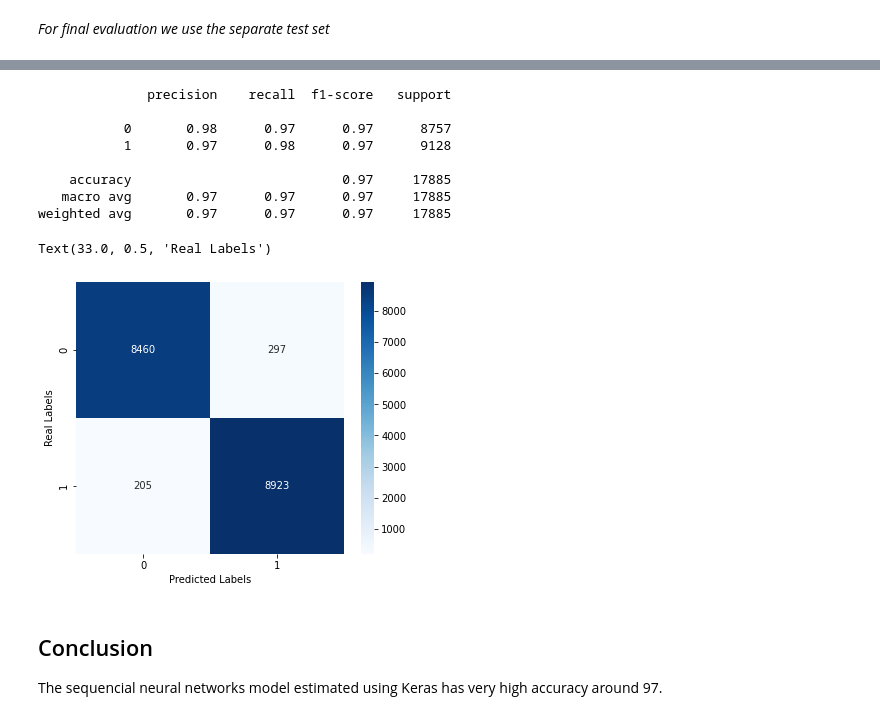
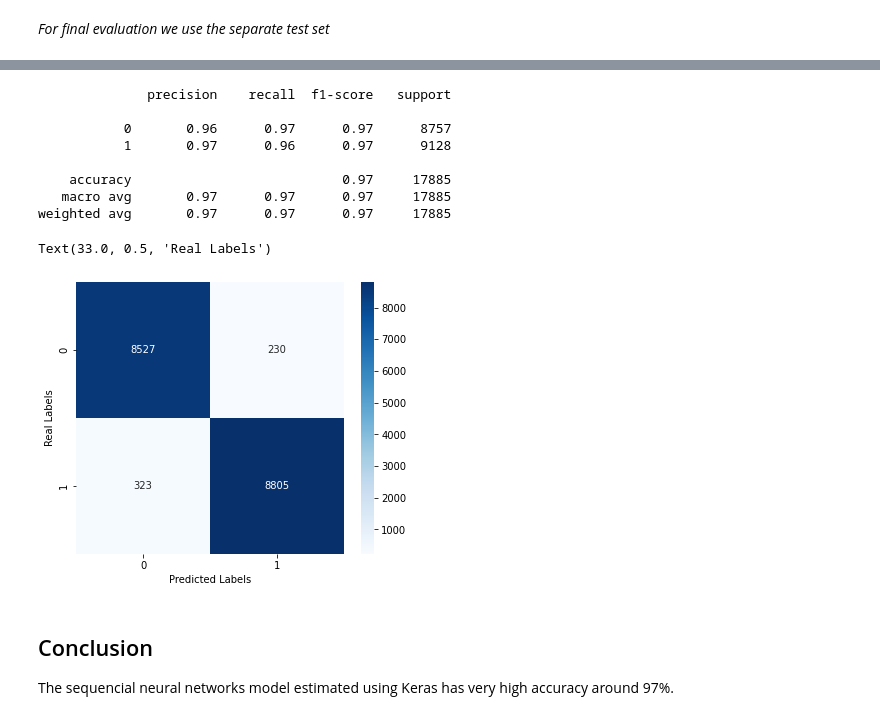
Before and after one commit to arshsinghphd/FakeNewsClassifier, a Jupyter notebook: fake-news-classifier.ipynb, the cells around one changed output, grey strips where cells are left out. Saved outputs shown, nothing was run; the diff lists cells and outputs as text; code cells hidden in the pictures.

```diff
--- a/fake-news-classifier.ipynb
+++ b/fake-news-classifier.ipynb
@@ -47,7 +45,7 @@ import collections
 tf.compat.v1.logging.set_verbosity(tf.compat.v1.logging.ERROR)
 SEED = 42
 # %%
-df = pd.read_csv('WELFake_Dataset.csv')
+df = pd.read_csv('../input/fake-news-classification/WELFake_Dataset.csv')
 df.dropna(subset = ['text', 'title'], inplace = True)
 df['text'] = df['title'] + ' ' + df['text']
 
@@ -153,6 +251,6 @@ X_train_seq.shape[1]
 # %%
 #define the model
-model = tf.keras.Sequential([
+model_lstm = tf.keras.Sequential([
     Input(name='inputs',shape=[MAX_LEN]),
     Embedding(len(tok.word_index), 128),
     Bidirectional(tf.keras.layers.LSTM(128,  return_sequences=True)),
@@ -163,10 +261,10 @@ model = tf.keras.Sequential([
 ])
 
 #compile model
-model.compile(loss=tf.keras.losses.BinaryCrossentropy(),
+model_lstm.compile(loss=tf.keras.losses.BinaryCrossentropy(),
               optimizer=tf.keras.optimizers.Adam(1e-4),
               metrics=['accuracy'])
 
 #model summary
-model.summary()
+model_lstm.summary()
 # %% [output]
@@ -215,4 +303,4 @@ We will use a validation split of 20% during the training
 # %%
-history = model.fit(X_train_seq, y_train, epochs=3,
+history_lstm = model_lstm.fit(X_train_seq, y_train, epochs=10,
                     validation_split = 0.2, batch_size = 64, callbacks=[EarlyStopping(monitor='val_accuracy',mode='max', patience=3, verbose=False,restore_best_weights=True)])
 # %% [output]
@@ -260,11 +341,12 @@ Test Accuracy: 0.9719318151473999
 # %%
 ## print classification report
-print(classification_report(y_test, np.where(y_hat >= 0.510351, 1, 0)))
+y_hat = model_lstm.predict(X_test_seq)
+print(classification_report(y_test, np.where(y_hat >= 0.5, 1, 0)))
 # %% [output]
               precision    recall  f1-score   support
 
-           0       0.98      0.97      0.97      8757
-           1       0.97      0.98      0.97      9128
+           0       0.96      0.97      0.97      8757
+           1       0.97      0.96      0.97      9128
 
     accuracy                           0.97     17885
    macro avg       0.97      0.97      0.97     17885
@@ -272,16 +354,16 @@ weighted avg       0.97      0.97      0.97     17885
 # %%
 #plot the confusion matrix
 plt.figure(figsize = (6,5))
 
-sns.heatmap(confusion_matrix(y_test, np.where(y_hat >= 0.510351, 1, 0)), annot=True,
+sns.heatmap(confusion_matrix(y_test, np.where(y_hat >= 0.5, 1, 0)), annot=True,
             fmt='', cmap='Blues')
 
 plt.xlabel('Predicted Labels')
 plt.ylabel('Real Labels')
 # %% [output]
 Text(33.0, 0.5, 'Real Labels')
-[figure, old version]
+[figure, new version]
 # %% [markdown]
 <a id = 'conclusion'></a>
 ## Conclusion
-The sequencial neural networks model estimated using Keras has very high accuracy around 97.
+The sequencial neural networks model estimated using Keras has very high accuracy around 97%.
```
Also changed, not shown: parts of 22 cells of this notebook.
